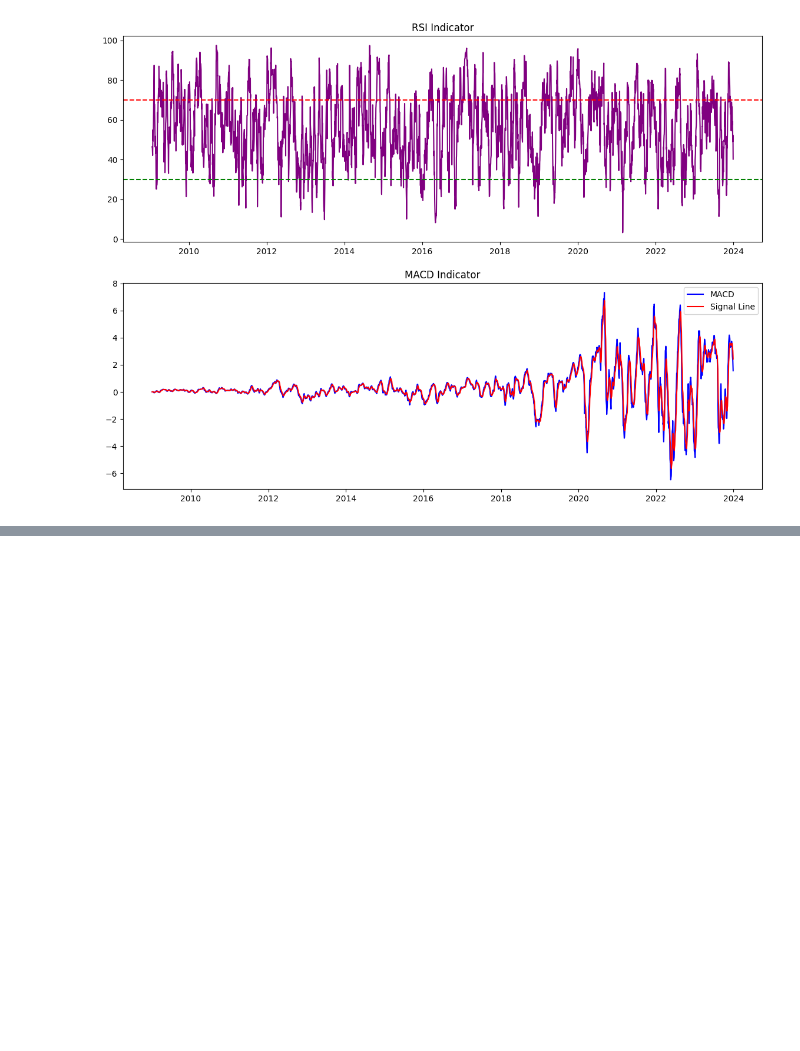
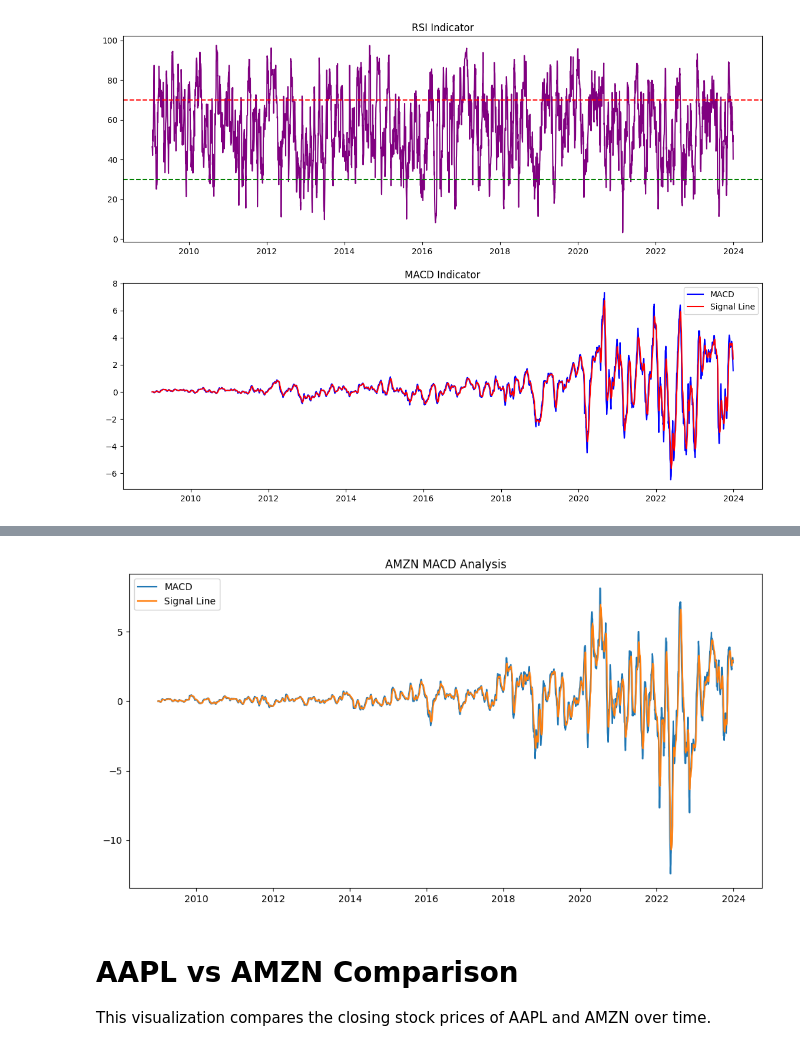
Before and after one commit to hawaebrahimhamid-png/news-sentiment-analysis, a Jupyter notebook: notebooks/task2_stock_analysis.ipynb, the cells around one changed output, grey strips where cells are left out. Cells and saved outputs as stored; diff of their text form; code cells hidden in the pictures; blank space fills up the shorter version.

```diff
--- a/notebooks/task2_stock_analysis.ipynb
+++ b/notebooks/task2_stock_analysis.ipynb
@@ -282,0 +382,20 @@ plt.show()
+# %%
+ema_12 = df_amzn['Close'].ewm(span=12, adjust=False).mean()
+ema_26 = df_amzn['Close'].ewm(span=26, adjust=False).mean()
+
+df_amzn['MACD'] = ema_12 - ema_26
+df_amzn['Signal'] = df_amzn['MACD'].ewm(span=9, adjust=False).mean()
+# %%
+plt.figure(figsize=(12,6))
+plt.plot(df_amzn['Date'], df_amzn['MACD'], label='MACD')
+plt.plot(df_amzn['Date'], df_amzn['Signal'], label='Signal Line')
+
+plt.legend()
+plt.title("AMZN MACD Analysis")
+plt.show()
+# %% [output]
+[figure, added]
+# %% [markdown]
+# AAPL vs AMZN Comparison
+
+This visualization compares the closing stock prices of AAPL and AMZN over time.
```
Also changed, not shown: parts of 24 cells of this notebook.
